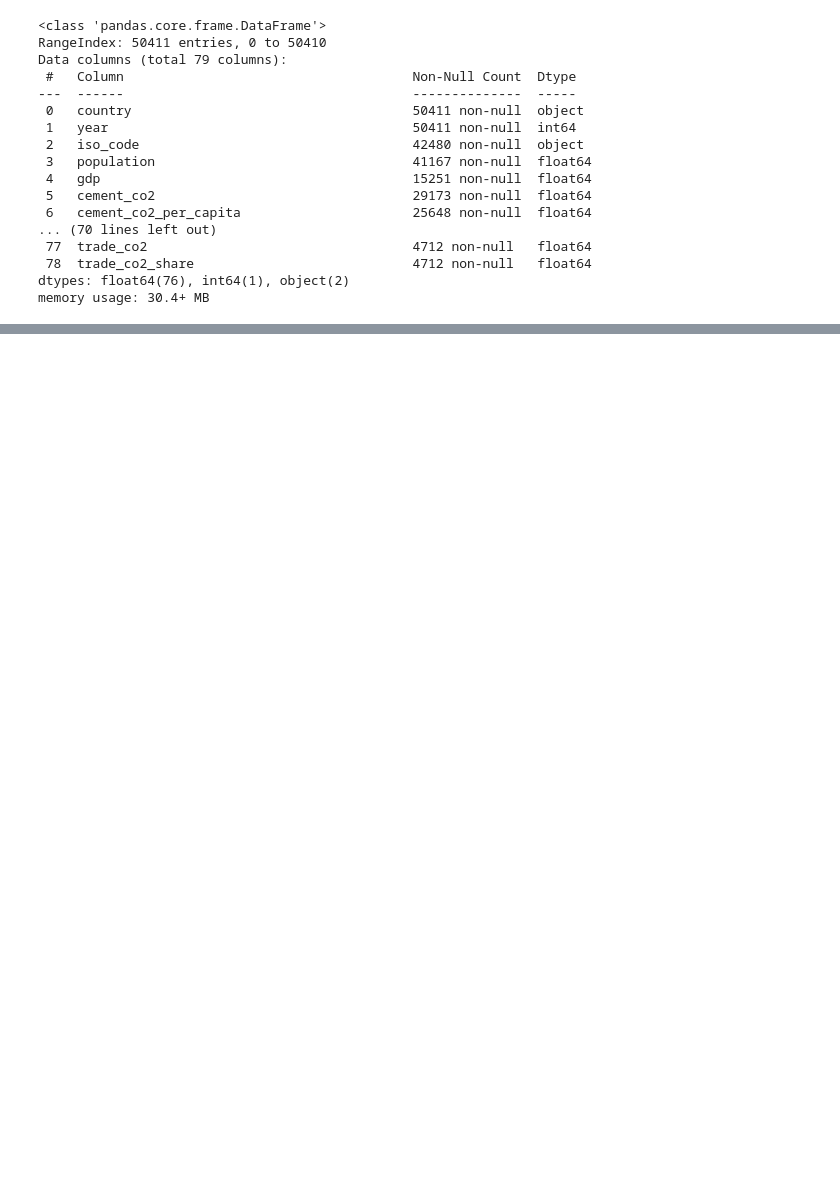
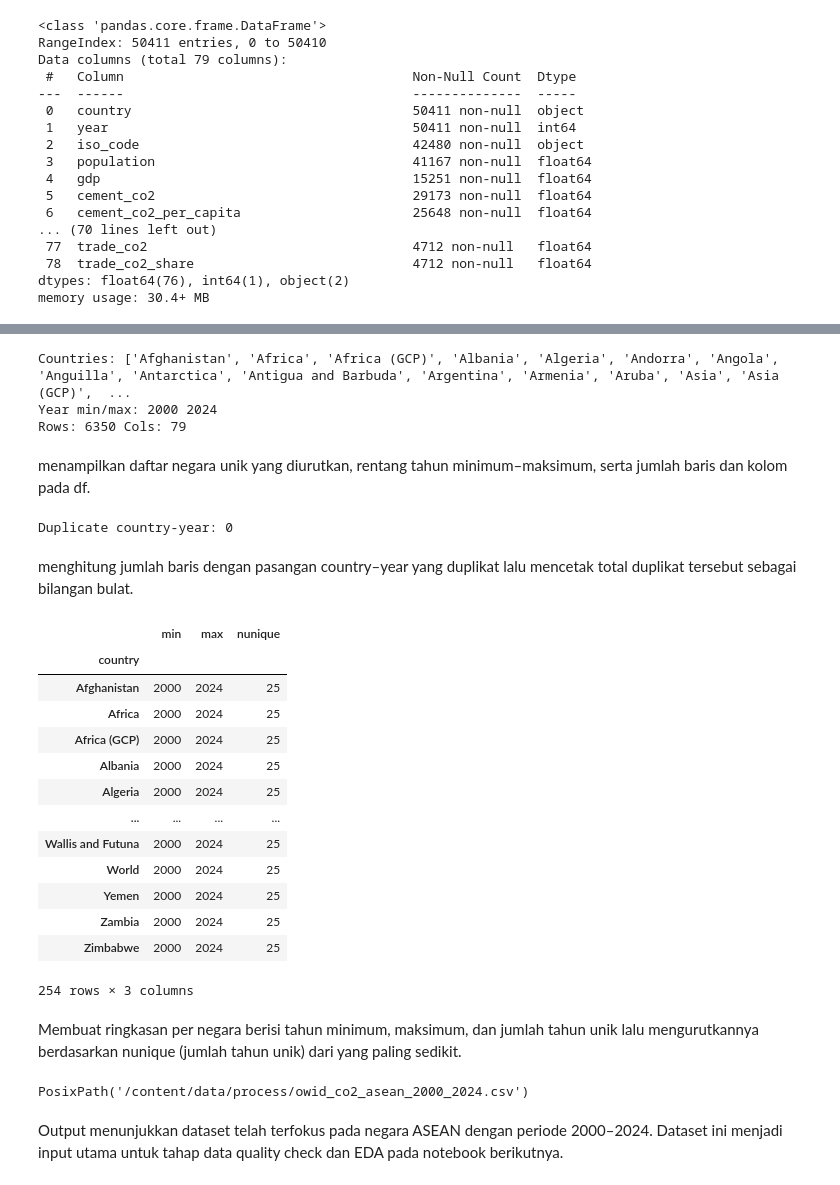
Before and after one commit to AlvitoDwiP/carbon-emission, a Jupyter notebook: notebooks/01_data_loading.ipynb, the cells around one changed output, grey strips where cells are left out. Saved outputs shown, nothing was run; the diff lists cells and outputs as text; code cells hidden in the pictures; blank space fills up the shorter version.

```diff
--- a/notebooks/01_data_loading.ipynb
+++ b/notebooks/01_data_loading.ipynb
@@ -180,0 +138,56 @@ Dataset ini sudah terfokus dan siap digunakan untuk analisis eksploratif dan pen
+# %%
+from pathlib import Path
+
+print("Countries:", sorted(df["country"].unique()))
+print("Year min/max:", int(df["year"].min()), int(df["year"].max()))
+print("Rows:", len(df), "Cols:", df.shape[1])
+# %% [output]
+Countries: ['Afghanistan', 'Africa', 'Africa (GCP)', 'Albania', 'Algeria', 'Andorra', 'Angola', 'Anguilla', 'Antarctica', 'Antigua and Barbuda', 'Argentina', 'Armenia', 'Aruba', 'Asia', 'Asia (GCP)',  ...
+Year min/max: 2000 2024
+Rows: 6350 Cols: 79
+# %% [markdown]
+menampilkan daftar negara unik yang diurutkan, rentang tahun minimum–maksimum, serta jumlah baris dan kolom pada df.
+# %%
+dup_country_year = df.duplicated(["country", "year"]).sum()
+print("Duplicate country-year:", int(dup_country_year))
+# %% [output]
+Duplicate country-year: 0
+# %% [markdown]
+menghitung jumlah baris dengan pasangan country–year yang duplikat lalu mencetak total duplikat tersebut sebagai bilangan bulat.
+# %%
+coverage = (
+    df.groupby("country")["year"]
+    .agg(["min", "max", "nunique"])
+    .sort_values("nunique")
+)
+coverage
+# %% [output]
+|  | min | max | nunique |
+| country |  |  |  |
+| Afghanistan | 2000 | 2024 | 25 |
+| Africa | 2000 | 2024 | 25 |
+| Africa (GCP) | 2000 | 2024 | 25 |
+| Albania | 2000 | 2024 | 25 |
+| Algeria | 2000 | 2024 | 25 |
+| ... | ... | ... | ... |
+| Wallis and Futuna | 2000 | 2024 | 25 |
+| World | 2000 | 2024 | 25 |
+| Yemen | 2000 | 2024 | 25 |
+| Zambia | 2000 | 2024 | 25 |
+| Zimbabwe | 2000 | 2024 | 25 |
+254 rows × 3 columns
+# %% [markdown]
+Membuat ringkasan per negara berisi tahun minimum, maksimum, dan jumlah tahun unik lalu mengurutkannya berdasarkan nunique (jumlah tahun unik) dari yang paling sedikit.
+# %%
+out_dir = Path("data/process")
+out_dir.mkdir(parents=True, exist_ok=True)
+
+out_path = out_dir / "owid_co2_asean_2000_2024.csv"
+df.to_csv(out_path, index=False)
+
+out_path.resolve()
+# %% [output]
+PosixPath('/content/data/process/owid_co2_asean_2000_2024.csv')
+# %% [markdown]
+Output menunjukkan dataset telah terfokus pada negara ASEAN dengan periode 2000–2024.
+Dataset ini menjadi input utama untuk tahap data quality check dan EDA pada notebook berikutnya.
```
Also changed, not shown: parts of 29 cells of this notebook.
